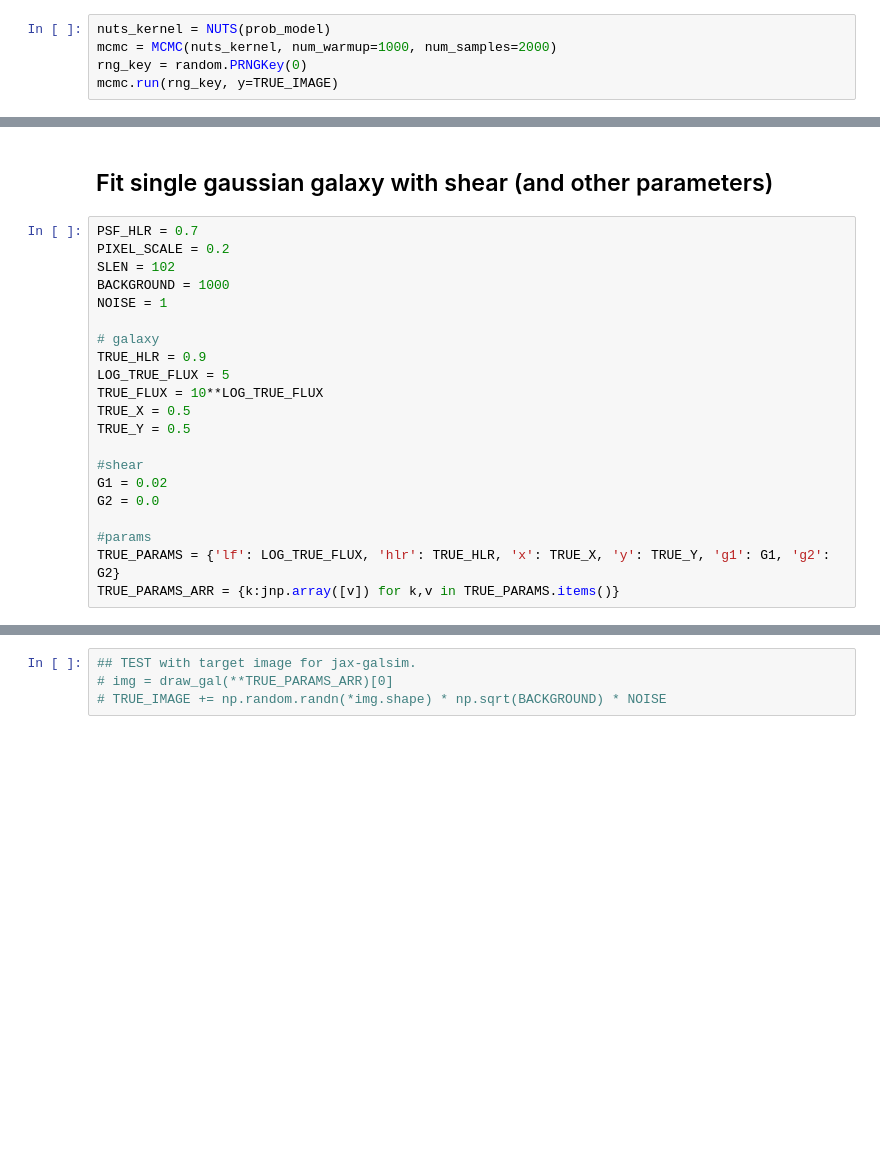
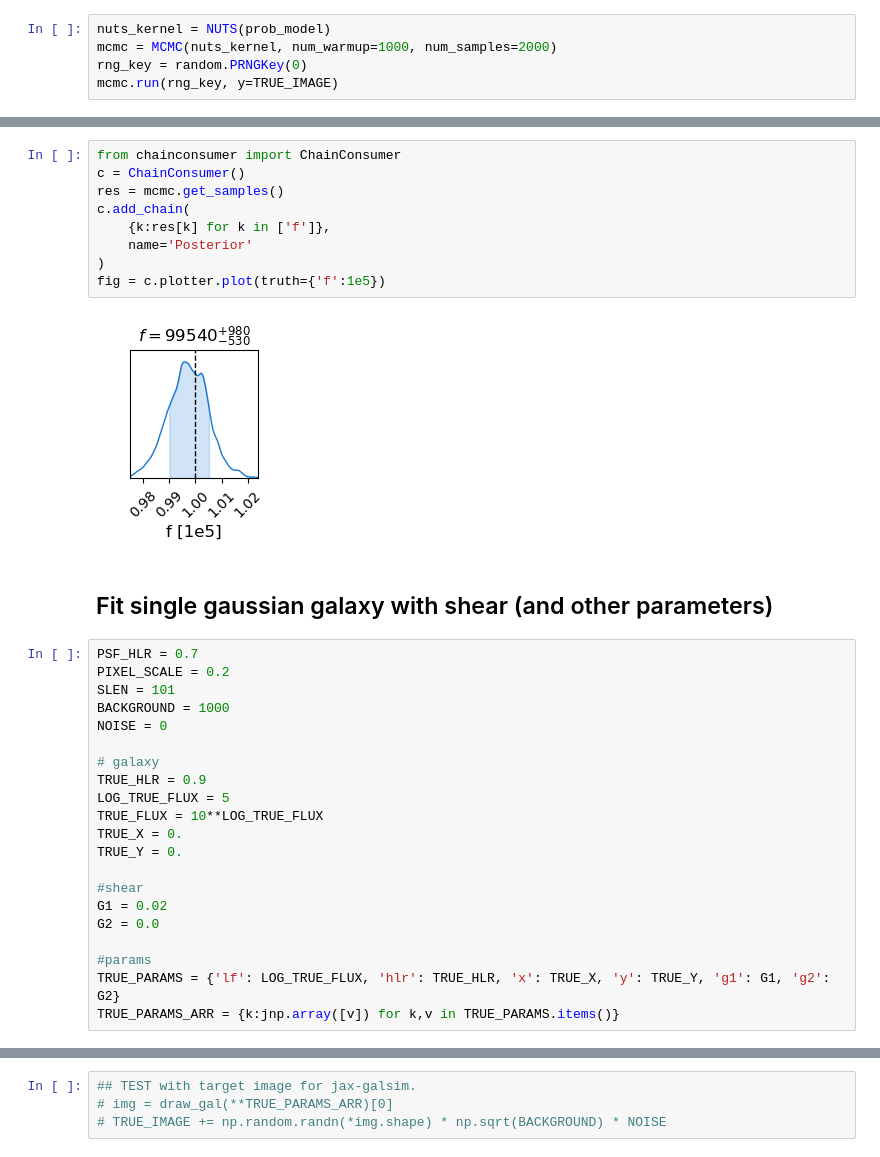
Before and after one commit to LSSTDESC/BPD, a Jupyter notebook: fit-single.ipynb, the cells around one changed output, grey strips where cells are left out. Cells and saved outputs as stored; diff of their text form; blank space fills up the shorter version.

```diff
--- a/fit-single.ipynb
+++ b/fit-single.ipynb
@@ -111,18 +113,29 @@ plt.colorbar()
+# %%
+from chainconsumer import ChainConsumer
+c = ChainConsumer()
+res = mcmc.get_samples()
+c.add_chain(
+    {k:res[k] for k in ['f']},
+    name='Posterior'
+)
+fig = c.plotter.plot(truth={'f':1e5})
+# %% [output]
+[figure, added]
 # %% [markdown]
 ## Fit single gaussian galaxy with shear (and other parameters)
 # %%
 PSF_HLR = 0.7
 PIXEL_SCALE = 0.2
-SLEN = 102
+SLEN = 101
 BACKGROUND = 1000
-NOISE = 1
+NOISE = 0
 
 # galaxy
 TRUE_HLR = 0.9
 LOG_TRUE_FLUX = 5
 TRUE_FLUX = 10**LOG_TRUE_FLUX
-TRUE_X = 0.5
-TRUE_Y = 0.5
+TRUE_X = 0.
+TRUE_Y = 0.
 
 #shear
 G1 = 0.02
```
Also changed, not shown: parts of 14 cells of this notebook, 2 other files.
